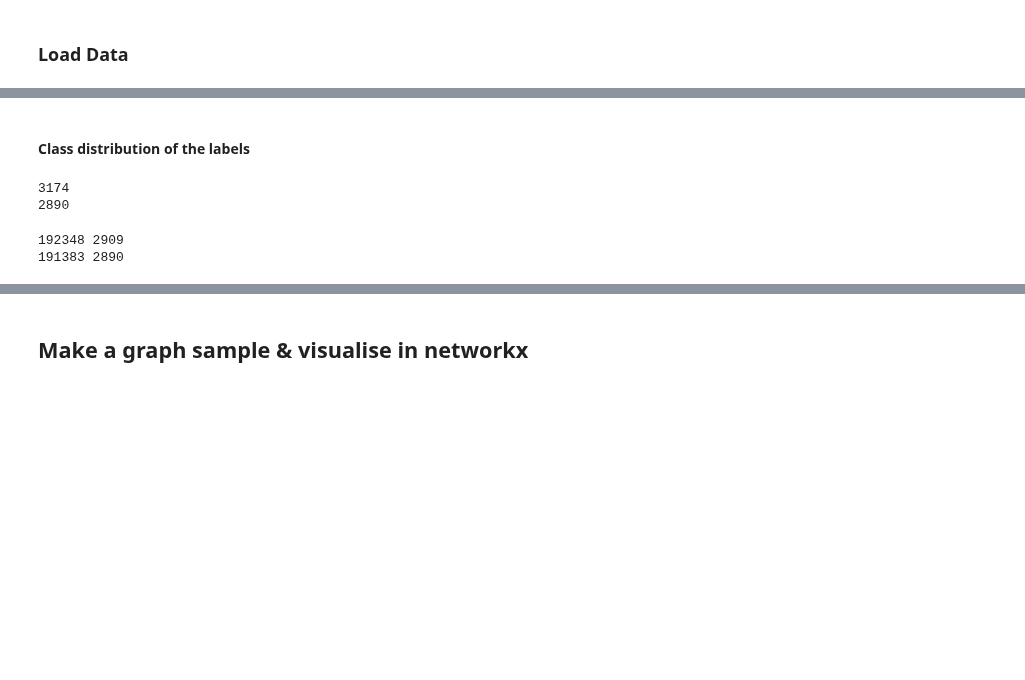
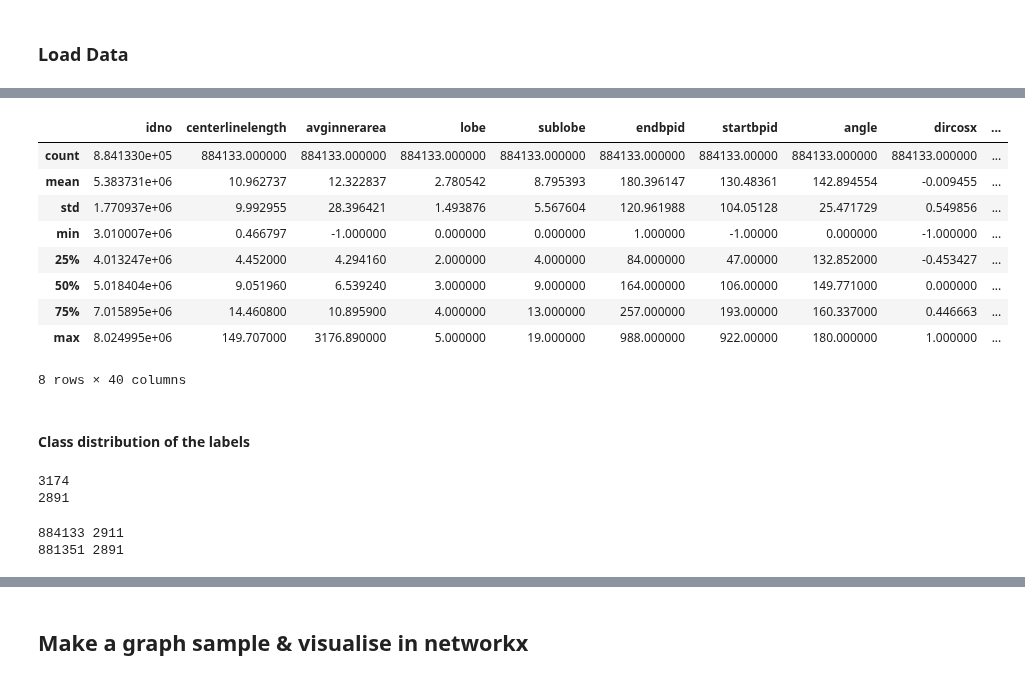
Before and after one commit to s-n-naik/airway_exploration, a Jupyter notebook: graph_test.ipynb, the cells around one changed output, grey strips where cells are left out. Drawn from its saved outputs; the diff is of its cells as text; code cells hidden in the pictures; blank space fills up the shorter version.

```diff
--- a/graph_test.ipynb
+++ b/graph_test.ipynb
@@ -122,15 +107,29 @@ orig_df.describe()
+# %%
+orig_df = pd.read_csv(os.path.abspath("/home/sneha/e5_cleaned_normalised_0207.csv"))
+orig_df.describe()
+# %% [output]
+|  | idno | centerlinelength | avginnerarea | lobe | sublobe | endbpid | startbpid | angle | dircosx | ... |
+| count | 8.841330e+05 | 884133.000000 | 884133.000000 | 884133.000000 | 884133.000000 | 884133.000000 | 884133.00000 | 884133.000000 | 884133.000000 | ... |
+| mean | 5.383731e+06 | 10.962737 | 12.322837 | 2.780542 | 8.795393 | 180.396147 | 130.48361 | 142.894554 | -0.009455 | ... |
+| std | 1.770937e+06 | 9.992955 | 28.396421 | 1.493876 | 5.567604 | 120.961988 | 104.05128 | 25.471729 | 0.549856 | ... |
+| min | 3.010007e+06 | 0.466797 | -1.000000 | 0.000000 | 0.000000 | 1.000000 | -1.00000 | 0.000000 | -1.000000 | ... |
+| 25% | 4.013247e+06 | 4.452000 | 4.294160 | 2.000000 | 4.000000 | 84.000000 | 47.00000 | 132.852000 | -0.453427 | ... |
+| 50% | 5.018404e+06 | 9.051960 | 6.539240 | 3.000000 | 9.000000 | 164.000000 | 106.00000 | 149.771000 | 0.000000 | ... |
+| 75% | 7.015895e+06 | 14.460800 | 10.895900 | 4.000000 | 13.000000 | 257.000000 | 193.00000 | 160.337000 | 0.446663 | ... |
+| max | 8.024995e+06 | 149.707000 | 3176.890000 | 5.000000 | 19.000000 | 988.000000 | 922.00000 | 180.000000 | 1.000000 | ... |
+8 rows × 40 columns
 # %%
 label_df = pd.read_csv(os.path.abspath("/home/sneha/MESA_Exam5_airway_variants.csv"))
 # %% [markdown]
 ####  Class distribution of the labels
-# %%
-# check all labels are in the orig_df dataset
-print(len(label_df))
-label_df = label_df.loc[label_df.idno.isin(orig_df.idno.unique())]
-print(len(label_df))
-# %% [output]
-3174
-2890
+# %%
+# check all labels are in the orig_df dataset
+print(len(label_df))
+label_df = label_df.loc[label_df.idno.isin(orig_df.idno.unique())]
+print(len(label_df))
+# %% [output]
+3174
+2891
 # %%
 pilot_df_w_labels = orig_df.merge(label_df, on='idno', how='left')
 # drop nan labels
@@ -140,8 +139,8 @@ pilot_df_w_labels.dropna(subset='LL_1', inplace=True)
 
 print(len(pilot_df_w_labels), pilot_df_w_labels.idno.nunique())
 # %% [output]
-192348 2909
-191383 2890
+884133 2911
+881351 2891
 # %%
 print("Label frequency distribution")
 
```
Also changed, not shown: parts of 38 cells of this notebook.
